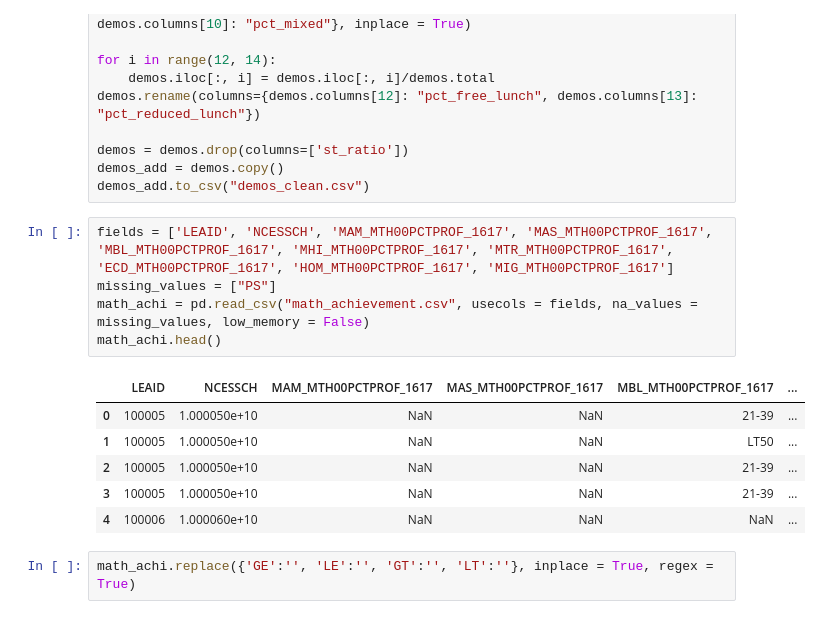
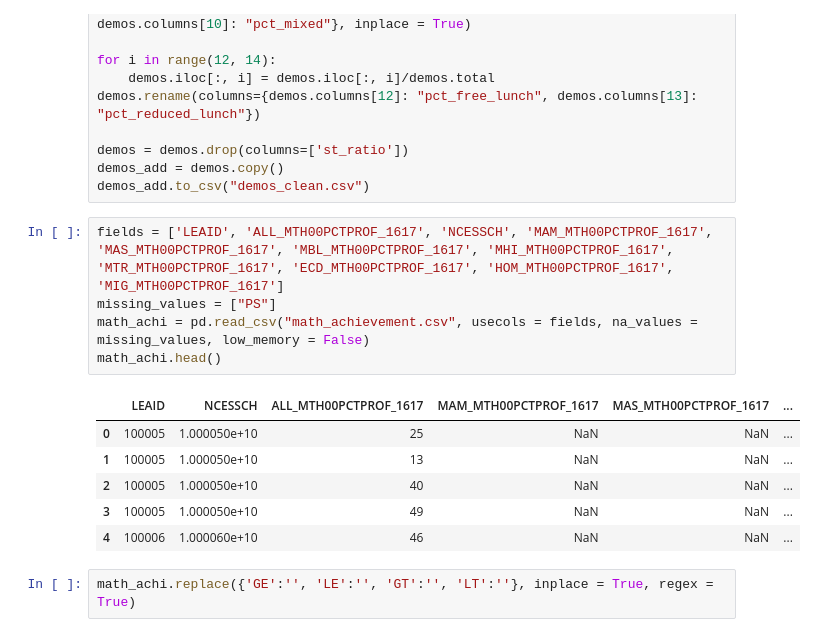
Before and after one commit to samankim/school-zoning, a Jupyter notebook: data_extraction.ipynb, the cells around one changed output. Cells and saved outputs as stored; diff of their text form.

```diff
--- a/data_extraction.ipynb
+++ b/data_extraction.ipynb
@@ -30,17 +30,17 @@ demos = demos.drop(columns=['st_ratio'])
 demos_add = demos.copy()
 demos_add.to_csv("demos_clean.csv")
 # %%
-fields = ['LEAID', 'NCESSCH', 'MAM_MTH00PCTPROF_1617', 'MAS_MTH00PCTPROF_1617', 'MBL_MTH00PCTPROF_1617', 'MHI_MTH00PCTPROF_1617', 'MTR_MTH00PCTPROF_1617', 'ECD_MTH00PCTPROF_1617', 'HOM_MTH00PCTPROF_1617', 'MIG_MTH00PCTPROF_1617']
+fields = ['LEAID', 'ALL_MTH00PCTPROF_1617', 'NCESSCH', 'MAM_MTH00PCTPROF_1617', 'MAS_MTH00PCTPROF_1617', 'MBL_MTH00PCTPROF_1617', 'MHI_MTH00PCTPROF_1617', 'MTR_MTH00PCTPROF_1617', 'ECD_MTH00PCTPROF_1617', 'HOM_MTH00PCTPROF_1617', 'MIG_MTH00PCTPROF_1617']
 missing_values = ["PS"]
 math_achi = pd.read_csv("math_achievement.csv", usecols = fields, na_values = missing_values, low_memory = False)
 math_achi.head()
 # %% [output]
-|  | LEAID | NCESSCH | MAM_MTH00PCTPROF_1617 | MAS_MTH00PCTPROF_1617 | MBL_MTH00PCTPROF_1617 | ... |
-| 0 | 100005 | 1.000050e+10 | NaN | NaN | 21-39 | ... |
-| 1 | 100005 | 1.000050e+10 | NaN | NaN | LT50 | ... |
-| 2 | 100005 | 1.000050e+10 | NaN | NaN | 21-39 | ... |
-| 3 | 100005 | 1.000050e+10 | NaN | NaN | 21-39 | ... |
-| 4 | 100006 | 1.000060e+10 | NaN | NaN | NaN | ... |
+|  | LEAID | NCESSCH | ALL_MTH00PCTPROF_1617 | MAM_MTH00PCTPROF_1617 | MAS_MTH00PCTPROF_1617 | ... |
+| 0 | 100005 | 1.000050e+10 | 25 | NaN | NaN | ... |
+| 1 | 100005 | 1.000050e+10 | 13 | NaN | NaN | ... |
+| 2 | 100005 | 1.000050e+10 | 40 | NaN | NaN | ... |
+| 3 | 100005 | 1.000050e+10 | 49 | NaN | NaN | ... |
+| 4 | 100006 | 1.000060e+10 | 46 | NaN | NaN | ... |
 # %%
 math_achi.replace({'GE':'', 'LE':'', 'GT':'', 'LT':''}, inplace = True, regex = True)
 # %%
```
Also changed, not shown: parts of 18 cells of this notebook, 6 other files.
